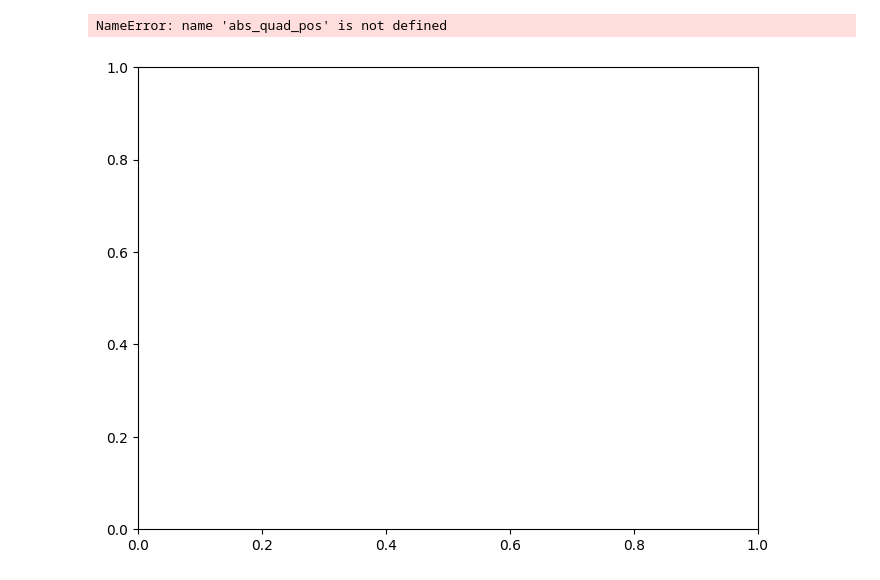
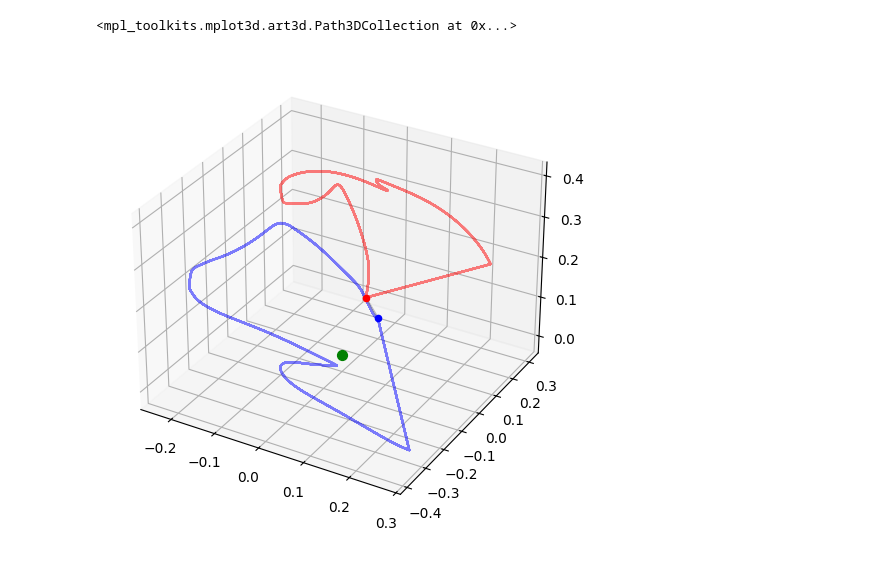
Before and after one commit to FLAIROx/JaxMARL, a Jupyter notebook: plot_test.ipynb, the cells around one changed output. Drawn from its saved outputs; the diff is of its cells as text; code cells hidden in the pictures.

```diff
--- a/plot_test.ipynb
+++ b/plot_test.ipynb
@@ -19,7 +19,7 @@ print("Shape of observations:", obs.shape)
 
 
 
-num_runs = 400
+num_runs = 20
 #count dones
 num_dones = np.sum(dones[0, :])
 print(f"Number of runs: {obs.shape[1]}")
@@ -188,4 +226,23 @@ Payload shape (timesteps, runs, dims): (4000, 1000, 3)
 # %%
+# plot payload pos q_pos and other quad over time in 3D. Mark the pos at the first timestep with dots connected by q_pos->payload and other_quads->payload
+fig6 = plt.figure(figsize=(8, 6))
+ax6 = fig6.add_subplot(111, projection='3d')
+# Plot the trajectory of payload and other quads over time
+for run in range(1):
+    payload_path = q_pos[:, failed_runs[run], :]
+    other_quads_path = other_quads[:, failed_runs[run], :]
+    ax6.plot(payload_path[:, 0], payload_path[:, 1], payload_path[:, 2], c='blue', alpha=0.5, label='Payload Path' if run == 0 else "")
+    ax6.plot(other_quads_path[:, 0], other_quads_path[:, 1], other_quads_path[:, 2], c='red', alpha=0.5, label='Other Quads Path' if run == 0 else "")
+
+    # Mark the first position with a dot
+    ax6.scatter(payload_path[0, 0], payload_path[0, 1], payload_path[0, 2], c='blue', s=20)
+    ax6.scatter(other_quads_path[0, 0], other_quads_path[0, 1], other_quads_path[0, 2], c='red', s=20)
+# Connect the first positions with a line
+    ax6.plot([payload_path[0, 0], other_quads_path[0, 0]],
+                [payload_path[0, 1], other_quads_path[0, 1]],
+                [payload_path[0, 2], other_quads_path[0, 2]], c='gray', alpha=0.5)
+# Mark 0,0 in green
+ax6.scatter(0, 0, 0, c='green', s=50, label='Origin (0,0,0)', depthshade=True)
 # %% [output]
-NameError: name 'abs_quad_pos' is not defined
+<mpl_toolkits.mplot3d.art3d.Path3DCollection at 0x...>
-[figure, old version]
+[figure, new version]
```
Also changed, not shown: parts of 2 cells of this notebook, 1 other file.
